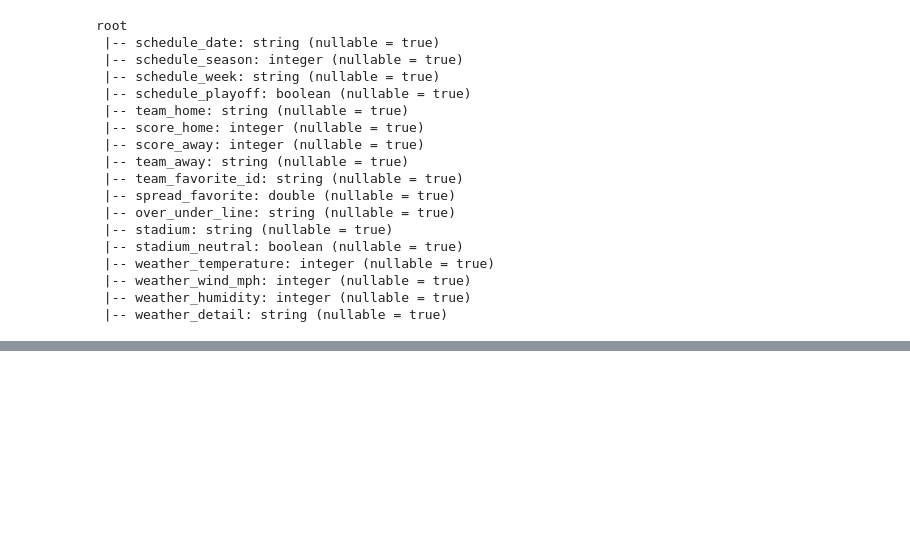
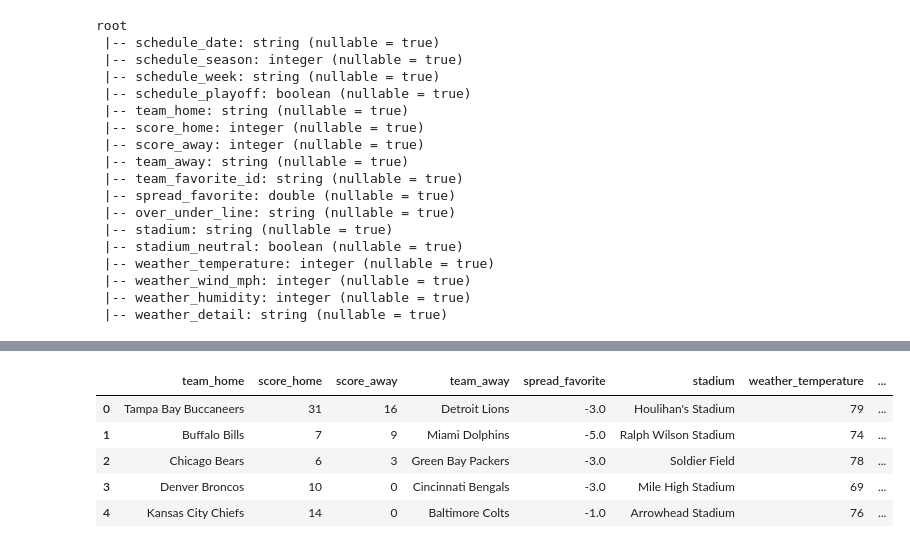
Before and after one commit to jnels4/nfl_predictions, a Jupyter notebook: NFL.ipynb, the cells around one changed output, grey strips where cells are left out. Cells and saved outputs as stored; diff of their text form; code cells hidden in the pictures; blank space fills up the shorter version.

```diff
--- a/NFL.ipynb
+++ b/NFL.ipynb
@@ -97,0 +121,8 @@ root
+# %%
+from pyspark.sql import functions as F
+
+NFL_guru_wins = NFL_guru_current.withColumn('home_win',
+                                            F.when((F.col('score_home')>F.col('score_away')), 2)\
+                                            .when((F.col('score_home')<F.col('score_away')), 1).otherwise(0)
+                                            )
+NFL_guru_wins.show()
@@ -97,0 +147,4 @@ root
+# %%
+cols = ('schedule_date', 'schedule_season', 'schedule_week', 'schedule_playoff', 'team_favorite_id','stadium_neutral','weather_humidity', 'over_under_line')
+NFL_short = NFL_guru_wins.drop(*cols)
+NFL_short.show()
@@ -97,0 +169,3 @@ root
+# %%
+NFL_fix_weather = NFL_short.withColumn('weather_detail', F.when(NFL_short.weather_detail=='DOME','1').otherwise('0'))
+NFL_fix_weather.show()
@@ -97,0 +190,3 @@ root
+# %%
+NFL_clean = NFL_fix_weather
+NFL_clean.show()
@@ -97,0 +211,11 @@ root
+# %%
+NFL_clean = NFL_clean.dropna()
+NFL_clean_df = NFL_clean.toPandas()
+NFL_clean_df.head()
+# %% [output]
+|  | team_home | score_home | score_away | team_away | spread_favorite | stadium | weather_temperature | ... |
+| 0 | Tampa Bay Buccaneers | 31 | 16 | Detroit Lions | -3.0 | Houlihan's Stadium | 79 | ... |
+| 1 | Buffalo Bills | 7 | 9 | Miami Dolphins | -5.0 | Ralph Wilson Stadium | 74 | ... |
+| 2 | Chicago Bears | 6 | 3 | Green Bay Packers | -3.0 | Soldier Field | 78 | ... |
+| 3 | Denver Broncos | 10 | 0 | Cincinnati Bengals | -3.0 | Mile High Stadium | 69 | ... |
+| 4 | Kansas City Chiefs | 14 | 0 | Baltimore Colts | -1.0 | Arrowhead Stadium | 76 | ... |
```
Also changed, not shown: parts of 54 cells of this notebook.
